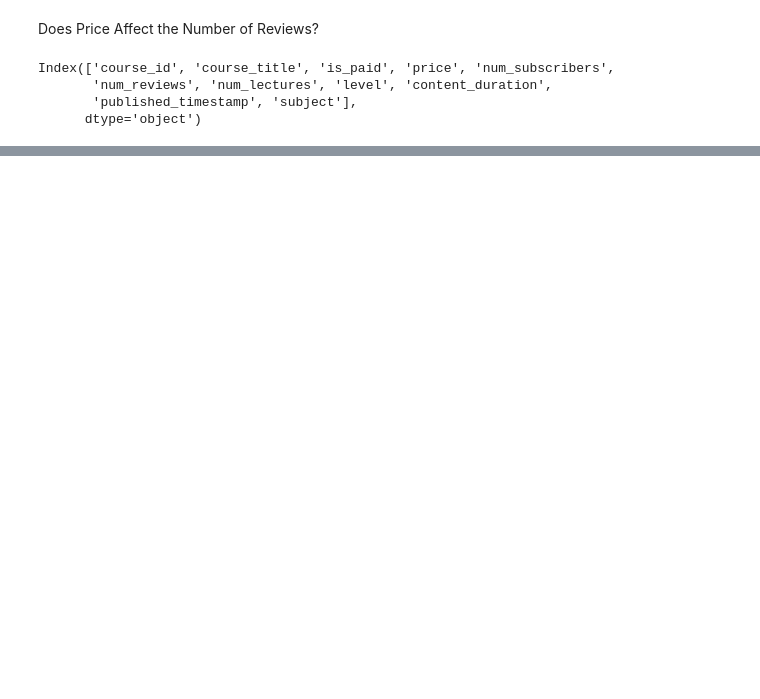
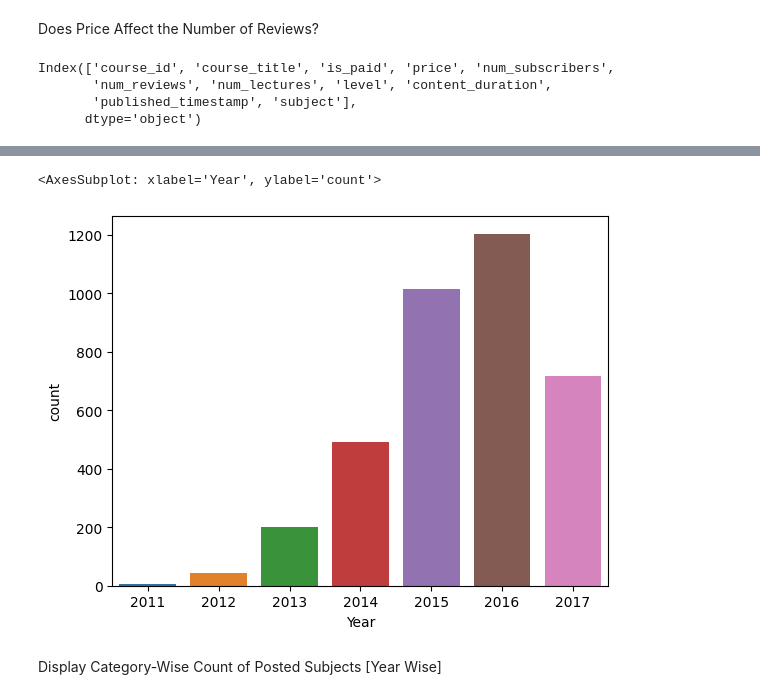
Before and after one commit to smashfakuddin/Udemy_course_DA, a Jupyter notebook: Udemy_analysis.ipynb, the cells around one changed output, grey strips where cells are left out. Cells and saved outputs as stored; diff of their text form; code cells hidden in the pictures; blank space fills up the shorter version.

```diff
--- a/Udemy_analysis.ipynb
+++ b/Udemy_analysis.ipynb
@@ -258,0 +293,7 @@ Index(['course_id', 'course_title', 'is_paid', 'price', 'num_subscribers',
+# %%
+sns.countplot(x= 'Year', data=df)
+# %% [output]
+<AxesSubplot: xlabel='Year', ylabel='count'>
+[figure, added]
+# %% [markdown]
+ Display Category-Wise Count of Posted Subjects [Year Wise]
```
Also changed, not shown: parts of 17 cells of this notebook.
